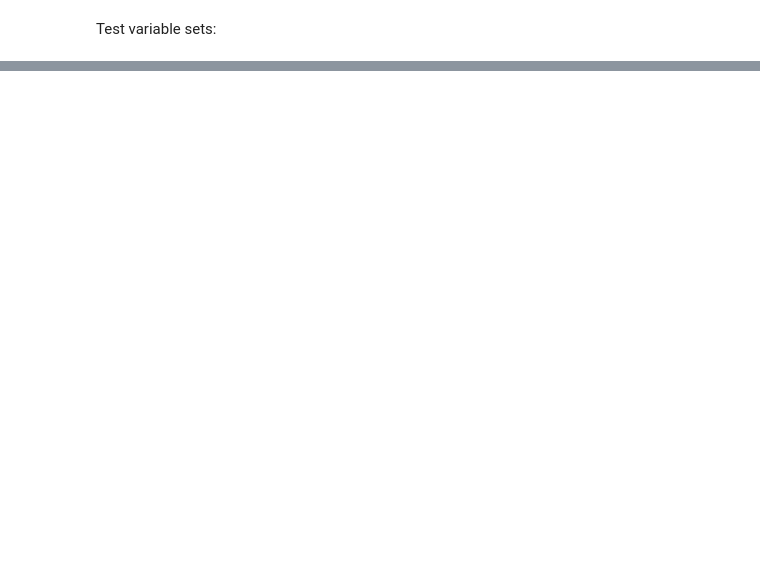
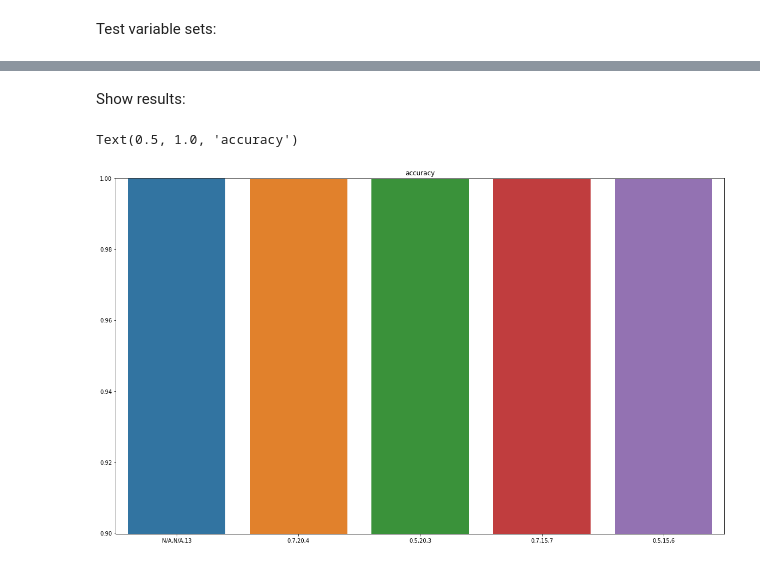
Before and after one commit to mgoncerz/SeparationPowerTool, a Jupyter notebook: automatedTest.ipynb, the cells around one changed output, grey strips where cells are left out. Saved outputs shown, nothing was run; the diff lists cells and outputs as text; code cells hidden in the pictures; blank space fills up the shorter version.

```diff
--- a/automatedTest.ipynb
+++ b/automatedTest.ipynb
@@ -201,11 +237,12 @@ from tensorflow.keras.layers import Dense
 from tensorflow.keras.callbacks import EarlyStopping
 from tensorflow.keras import backend as K
 
-for variable_set in variable_sets:
+for set_number, variable_set in enumerate(variable_sets):
 
+  print('Testing set ' + str(set_number + 1) + ' out of ' + str(len(variable_sets)))
   #setup model
   model = Sequential()
-  model.add(Dense(64, activation='relu', input_dim = numpy.count_nonzero(variable_set['mask'])))
+  model.add(Dense(64, activation='relu', input_dim = numpy.sum(variable_set['mask'])))
   model.add(Dense(64, activation='relu'))
   model.add(Dense(64, activation='relu'))
   model.add(Dense(1, activation='sigmoid'))
@@ -224,0 +289,30 @@ for variable_set in variable_sets:
+# %% [markdown]
+Show results:
+# %%
+variable_sets.sort(key=lambda x: x['accuracy'], reverse=True)
+
+labels = []
+accuracies = []
+losses = []
+pearson = []
+cutoff = []
+number_of_variables = []
+
+for variable_set in variable_sets:
+  labels.append(str(variable_set['pearson']) + ',' + str(variable_set['cutoff']) + ',' + str(numpy.sum(variable_set['mask'])))
+  accuracies.append(variable_set['accuracy'])
+  losses.append(variable_set['loss'])
+  if variable_set['pearson'] == 'N/A':
+    pearson.append(1)
+    cutoff.append(0)
+  else:
+    pearson.append(variable_set['pearson'])
+    cutoff.append(variable_set['cutoff'])
+  number_of_variables.append(numpy.sum(variable_set['mask']))
+# %%
+f, ax = plt.subplots(figsize=(20,12))
+ax.set_ylim(bottom = max(min(accuracies) - 0.1, 0), top = min(max(accuracies) + 0.1, 1))
+seaborn.barplot(x=labels, y=accuracies).set_title('accuracy')
+# %% [output]
+Text(0.5, 1.0, 'accuracy')
+[figure, added]
```
Also changed, not shown: parts of 13 cells of this notebook.
